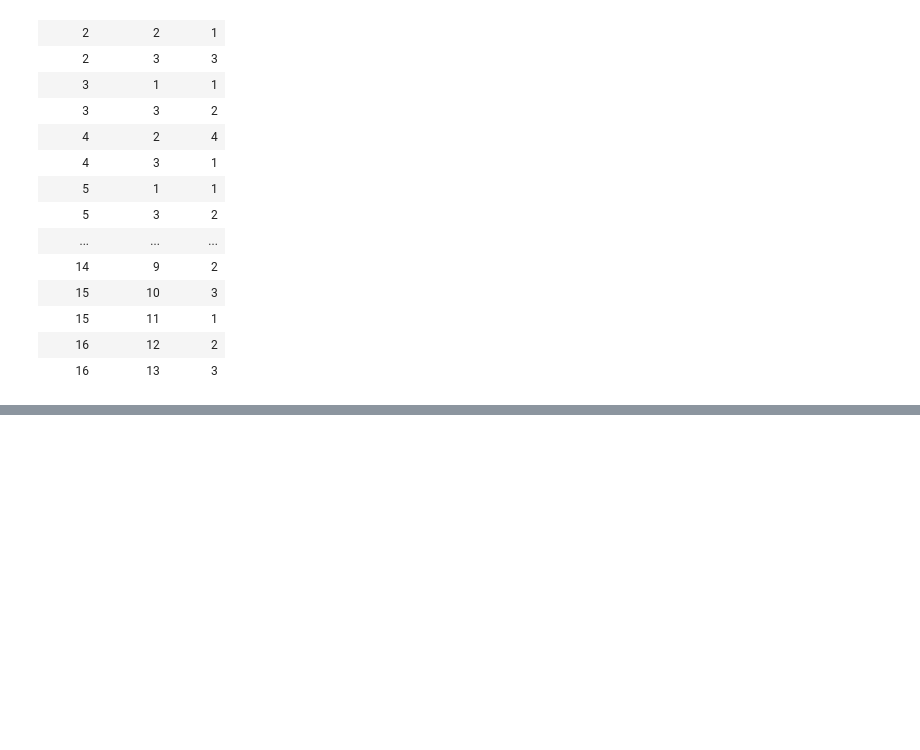
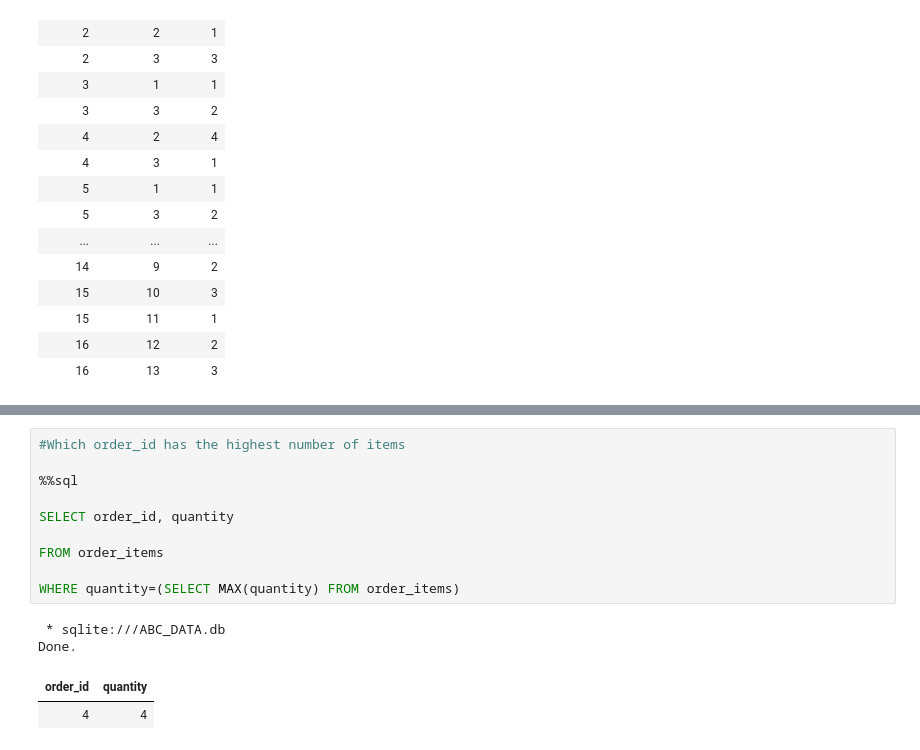
Before and after one commit to mandem296/SQLite-Chinook, a Jupyter notebook: SQL_&_PowerBi_Challenges.ipynb, the cells around one changed output, grey strips where cells are left out. Drawn from its saved outputs; the diff is of its cells as text; blank space fills up the shorter version.

```diff
--- a/SQL_&_PowerBi_Challenges.ipynb
+++ b/SQL_&_PowerBi_Challenges.ipynb
@@ -343,0 +366,15 @@ Done.
+# %%
+#Which order_id has the highest number of items
+
+%%sql
+
+SELECT order_id, quantity
+
+FROM order_items
+
+WHERE quantity=(SELECT MAX(quantity) FROM order_items)
+# %% [output]
+ * sqlite:///ABC_DATA.db
+Done.
+| order_id | quantity |
+| 4 | 4 |
```
Also changed, not shown: parts of 3 cells of this notebook.
